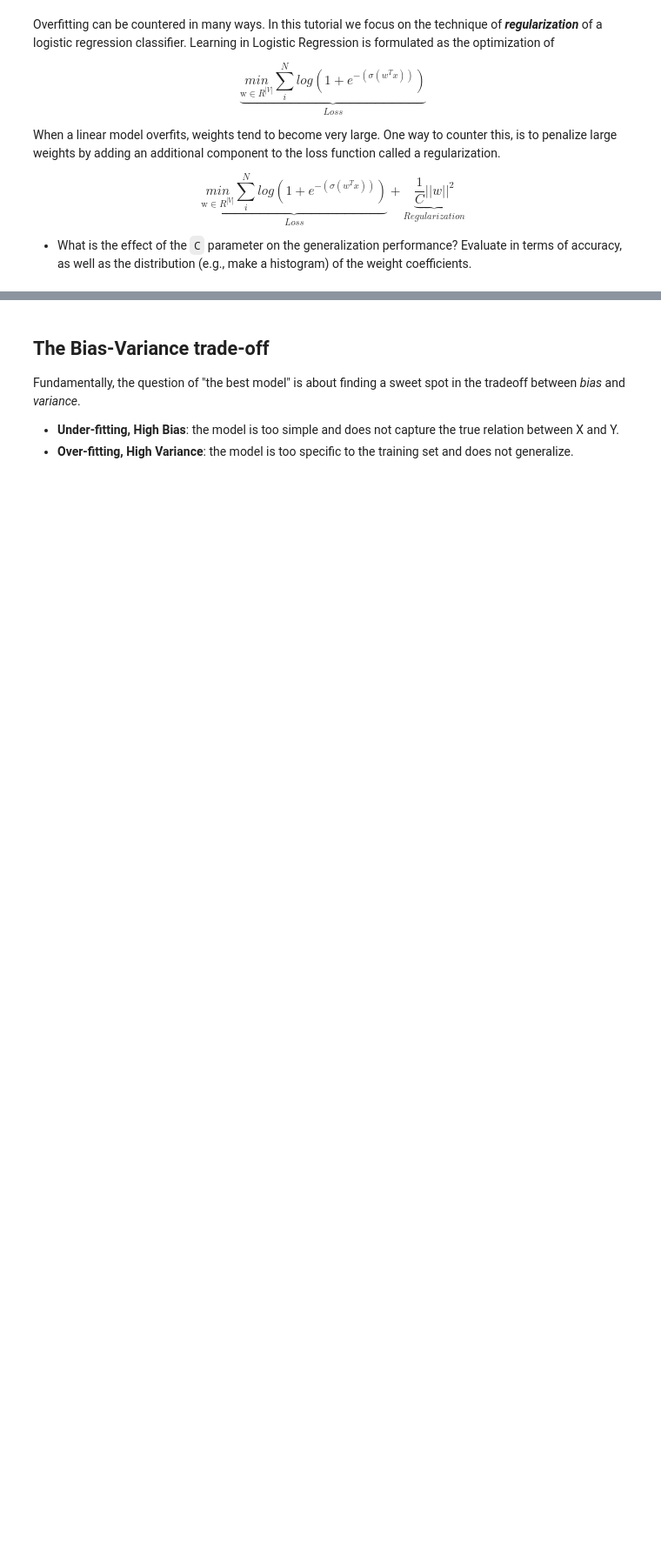
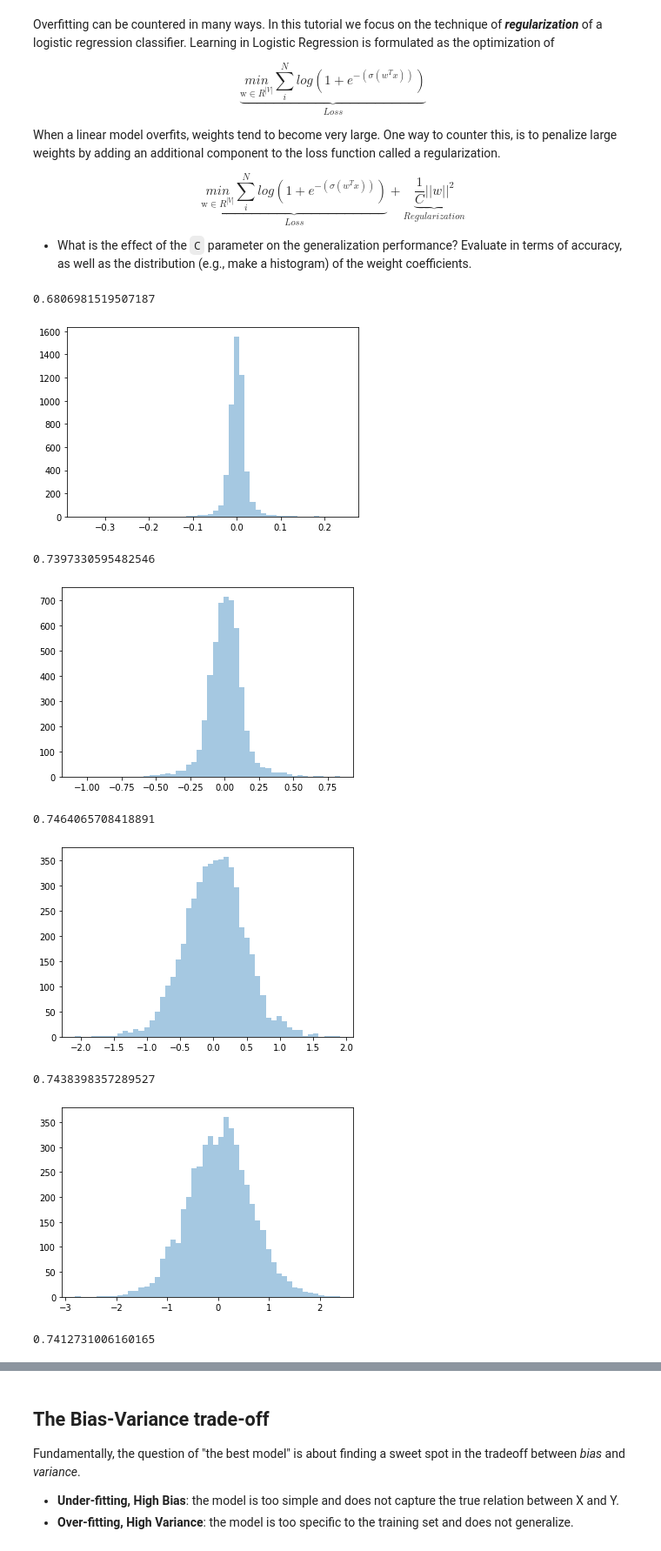
Before and after one commit to yxyyxy93/NLP_Hillary-Clinton-and-Donald-Trump-Tweets, a Jupyter notebook: NLP_Lab1_student.ipynb, the cells around one changed output, grey strips where cells are left out. Shown at 87% size. Cells and saved outputs as stored; diff of their text form; code cells hidden in the pictures; blank space fills up the shorter version.

```diff
--- a/NLP_Lab1_student.ipynb
+++ b/NLP_Lab1_student.ipynb
@@ -1641,0 +1639,30 @@ $$ \underbrace{\underset{\text{w}\in R^{|V|}}{min}\sum_{i}^{N} log(1+e^{{-(\sigm
+# %%
+## Answer:
+
+# set the C parameter range
+C_range = [0.01, 0.1, 1, 2, 3, 4]
+
+for C in C_range:
+  lr_clf = LogisticRegression(penalty='l2', C=C)
+  lr_clf.fit(X_train, y_train)
+  score_val = lr_clf.score(X_val, y_val)
+  print(score_val)
+  weight_coe = lr_clf.coef_
+  sns.distplot(weight_coe, hist=True, kde=False)
+  plt.show()
+
+
+# plt.gcf().autofmt_xdate()
+# plt.clf()
+# plt.figure(figsize=(10,4))
+# plt.show()
+# %% [output]
+0.6806981519507187
+[figure, added]
+0.7397330595482546
+[figure, added]
+0.7464065708418891
+[figure, added]
+0.7438398357289527
+[figure, added]
+0.7412731006160165
```
Also changed, not shown: parts of 24 cells of this notebook.
